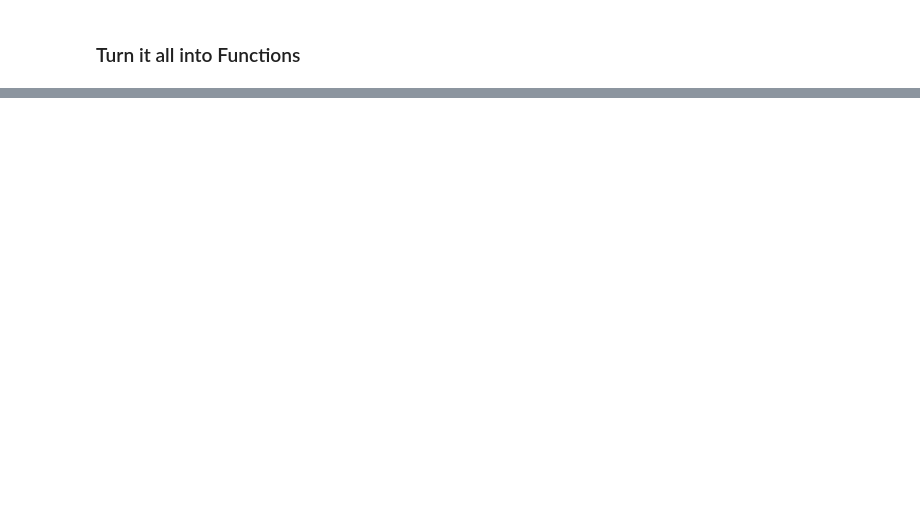
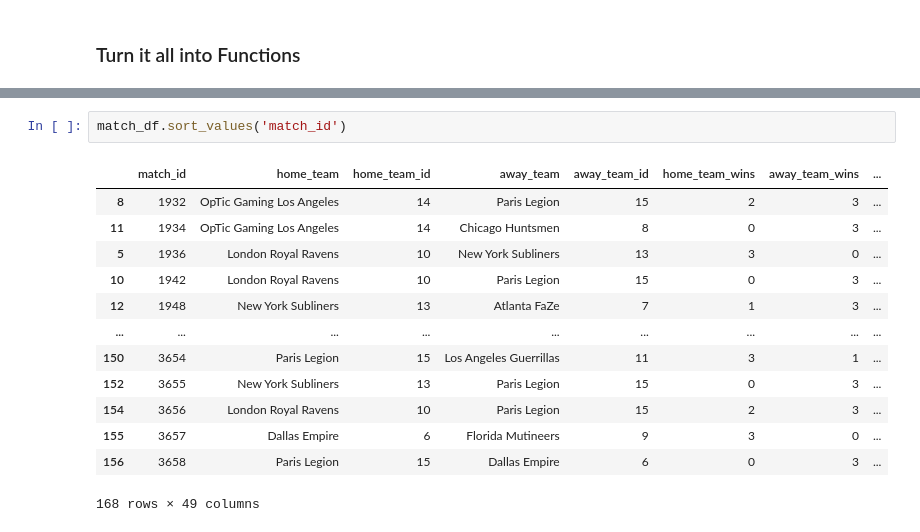
Before and after one commit to ryankirkland/cod_scraper, a Jupyter notebook: COD_League_Scraper.ipynb, the cells around one changed output, grey strips where cells are left out. Saved outputs shown, nothing was run; the diff lists cells and outputs as text; blank space fills up the shorter version.

```diff
--- a/COD_League_Scraper.ipynb
+++ b/COD_League_Scraper.ipynb
@@ -223,0 +331,16 @@ def store_match_data(df, match):
+# %%
+match_df.sort_values('match_id')
+# %% [output]
+|  | match_id | home_team | home_team_id | away_team | away_team_id | home_team_wins | away_team_wins | ... |
+| 8 | 1932 | OpTic Gaming Los Angeles | 14 | Paris Legion | 15 | 2 | 3 | ... |
+| 11 | 1934 | OpTic Gaming Los Angeles | 14 | Chicago Huntsmen | 8 | 0 | 3 | ... |
+| 5 | 1936 | London Royal Ravens | 10 | New York Subliners | 13 | 3 | 0 | ... |
+| 10 | 1942 | London Royal Ravens | 10 | Paris Legion | 15 | 0 | 3 | ... |
+| 12 | 1948 | New York Subliners | 13 | Atlanta FaZe | 7 | 1 | 3 | ... |
+| ... | ... | ... | ... | ... | ... | ... | ... | ... |
+| 150 | 3654 | Paris Legion | 15 | Los Angeles Guerrillas | 11 | 3 | 1 | ... |
+| 152 | 3655 | New York Subliners | 13 | Paris Legion | 15 | 0 | 3 | ... |
+| 154 | 3656 | London Royal Ravens | 10 | Paris Legion | 15 | 2 | 3 | ... |
+| 155 | 3657 | Dallas Empire | 6 | Florida Mutineers | 9 | 3 | 0 | ... |
+| 156 | 3658 | Paris Legion | 15 | Dallas Empire | 6 | 0 | 3 | ... |
+168 rows × 49 columns
```
Also changed, not shown: parts of 17 cells of this notebook, 1 other file.
